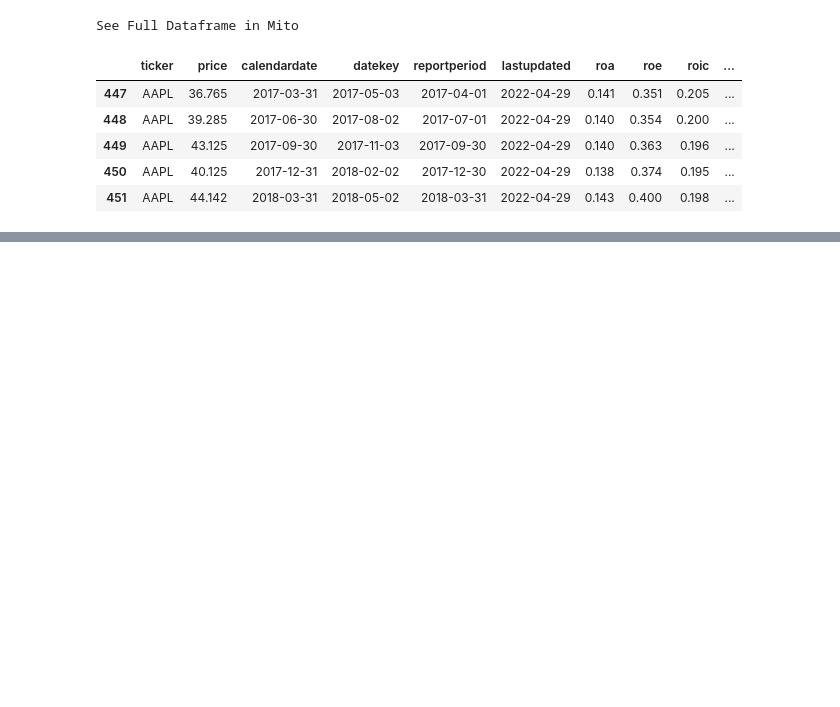
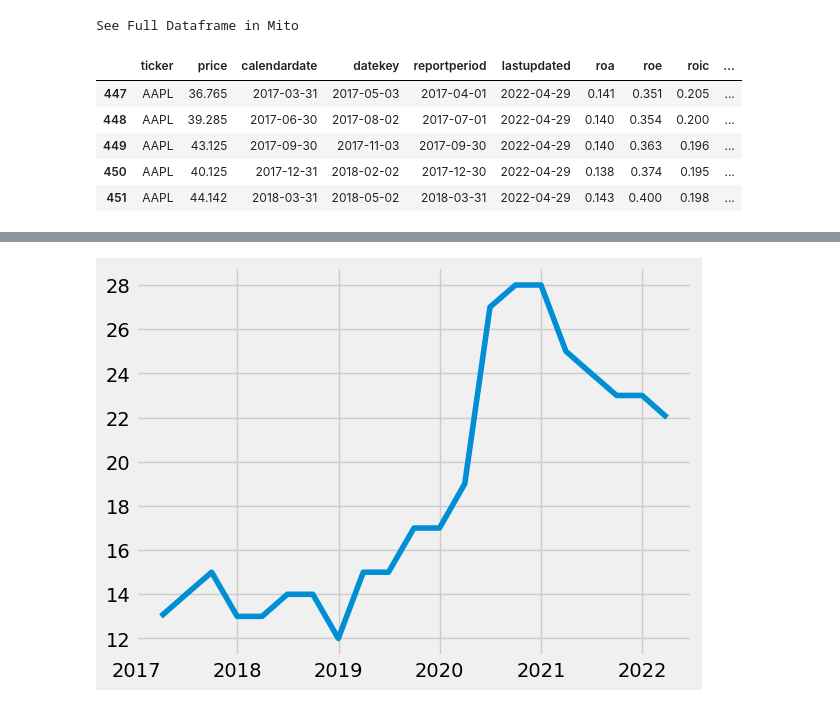
Before and after one commit to bme3412/Python, a Jupyter notebook: quandl/Quandl.ipynb, the cells around one changed output, grey strips where cells are left out. Drawn from its saved outputs; the diff is of its cells as text; code cells hidden in the pictures; blank space fills up the shorter version.

```diff
--- a/quandl/Quandl.ipynb
+++ b/quandl/Quandl.ipynb
@@ -321,0 +411,5 @@ See Full Dataframe in Mito
+# %%
+plt.plot(AAPL_valuation_df.calendardate, AAPL_valuation_df.evebit)
+plt.show()
+# %% [output]
+[figure, added]
```
Also changed, not shown: parts of 7 cells of this notebook.
